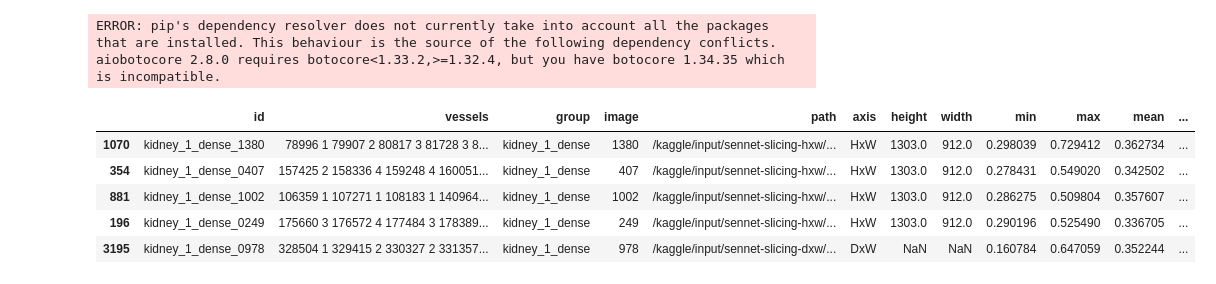
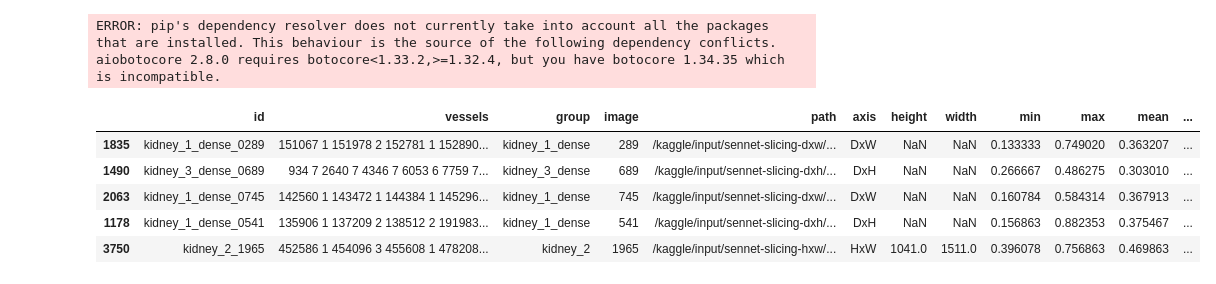
Before and after one commit to recursingfeynman/sennet-segmentation, a Jupyter notebook: notebooks/sennet-full-resolution-training.ipynb, the cells around one changed output. Cells and saved outputs as stored; diff of their text form; code cells hidden in the pictures.

Commit message:
Kaggle Notebook | SenNet | Full Resolution Training | Version 26

```diff
--- a/notebooks/sennet-full-resolution-training.ipynb
+++ b/notebooks/sennet-full-resolution-training.ipynb
@@ -87,13 +87,13 @@ class config:
                         "/kaggle/input/sennet-slicing-dxw",
                      ]
     batch_size     = 6
-    epochs         = 10
+    epochs         = 15
     thresholds     = (0.2, 0.5)
     dim            = 'full'
-    backbone       = "convnext-small"
-    train          = ['kidney_1_dense']
-    test           = ['kidney_3_dense']
-    split          = (2, 1) # stride
+    backbone       = "tu-seresnext50_32x4d"
+    train          = ['kidney_1_dense', 'kidney_3_dense']
+    test           = ['kidney_2']
+    split          = (6, 1) # stride
     accumulate     = 3
     learning_rate  = 5e-4
     weight_decay   = 1e-5
@@ -101,10 +101,8 @@ class config:
 
     transforms = {
         "train": A.Compose([
-            A.CLAHE(p = 1, always_apply = True),
+            A.CLAHE(),
             Rescale(),
-            A.HorizontalFlip(),
-            A.VerticalFlip(),
             A.PadIfNeeded(1312, 1312),
             A.CenterCrop(1312, 1312),
             A.GridDistortion(),
@@ -119,7 +117,6 @@ class config:
         ]),
 
         "test": A.Compose([
-            A.CLAHE(p = 1, always_apply = True),
             Rescale(),
             A.PadIfNeeded(1728, 1536,
                           position = A.PadIfNeeded.PositionType.TOP_LEFT,
@@ -141,31 +138,32 @@ set_seed(seed = config.seed)
 # %%
 data = []
 for path in config.data:
     data.append(pd.read_csv(Path(path, "images/train_rles.csv")))
 
 data = pd.concat(data)[['id', 'vessels', 'group', 'image',
                         'path', 'axis', 'height', 'width',
                         'min', 'max','mean', 'std']]
 
 for groups, stage in zip([config.train, config.test], ['train', 'test']):
     data.loc[data.group.isin(groups), 'stage'] = stage
 
 dirs = {g:p for g, p in zip(["HxW", "DxH", "DxW"], config.data)}
 data['path'] = data.apply(lambda x: f"{dirs[x.axis]}/{x.path}", axis = 1)
 data = data.dropna(subset = ['stage'])
 
 train_ids = data.query("stage == 'train'")['id'].iloc[::config.split[0]]
 train_data = data.loc[(data.stage == 'train') & (data.id.isin(train_ids))]
-test_data = data.loc[(data.stage == 'test') & (data.axis == 'HxW')]
+test_data = data.loc[(data.stage == 'test') & (data.axis == 'HxW') & (data.image > 900)]
 data = pd.concat((train_data, test_data), axis = 0).reset_index(drop=True)
+
 data.sample(5)
 # %% [output]
 |  | id | vessels | group | image | path | axis | height | width | min | max | mean | ... |
-| 1070 | kidney_1_dense_1380 | 78996 1 79907 2 80817 3 81728 3 8... | kidney_1_dense | 1380 | /kaggle/input/sennet-slicing-hxw/... | HxW | 1303.0 | 912.0 | 0.298039 | 0.729412 | 0.362734 | ... |
-| 354 | kidney_1_dense_0407 | 157425 2 158336 4 159248 4 160051... | kidney_1_dense | 407 | /kaggle/input/sennet-slicing-hxw/... | HxW | 1303.0 | 912.0 | 0.278431 | 0.549020 | 0.342502 | ... |
-| 881 | kidney_1_dense_1002 | 106359 1 107271 1 108183 1 140964... | kidney_1_dense | 1002 | /kaggle/input/sennet-slicing-hxw/... | HxW | 1303.0 | 912.0 | 0.286275 | 0.509804 | 0.357607 | ... |
-| 196 | kidney_1_dense_0249 | 175660 3 176572 4 177484 3 178389... | kidney_1_dense | 249 | /kaggle/input/sennet-slicing-hxw/... | HxW | 1303.0 | 912.0 | 0.290196 | 0.525490 | 0.336705 | ... |
-| 3195 | kidney_1_dense_0978 | 328504 1 329415 2 330327 2 331357... | kidney_1_dense | 978 | /kaggle/input/sennet-slicing-dxw/... | DxW | NaN | NaN | 0.160784 | 0.647059 | 0.352244 | ... |
+| 1835 | kidney_1_dense_0289 | 151067 1 151978 2 152781 1 152890... | kidney_1_dense | 289 | /kaggle/input/sennet-slicing-dxw/... | DxW | NaN | NaN | 0.133333 | 0.749020 | 0.363207 | ... |
+| 1490 | kidney_3_dense_0689 | 934 7 2640 7 4346 7 6053 6 7759 7... | kidney_3_dense | 689 | /kaggle/input/sennet-slicing-dxh/... | DxH | NaN | NaN | 0.266667 | 0.486275 | 0.303010 | ... |
+| 2063 | kidney_1_dense_0745 | 142560 1 143472 1 144384 1 145296... | kidney_1_dense | 745 | /kaggle/input/sennet-slicing-dxw/... | DxW | NaN | NaN | 0.160784 | 0.584314 | 0.367913 | ... |
+| 1178 | kidney_1_dense_0541 | 135906 1 137209 2 138512 2 191983... | kidney_1_dense | 541 | /kaggle/input/sennet-slicing-dxh/... | DxH | NaN | NaN | 0.156863 | 0.882353 | 0.375467 | ... |
+| 3750 | kidney_2_1965 | 452586 1 454096 3 455608 1 478208... | kidney_2 | 1965 | /kaggle/input/sennet-slicing-hxw/... | HxW | 1041.0 | 1511.0 | 0.396078 | 0.756863 | 0.469863 | ... |
 # %%
 from torch.utils.data import Dataset, DataLoader
 
```
Also changed, not shown: parts of 4 cells of this notebook.
